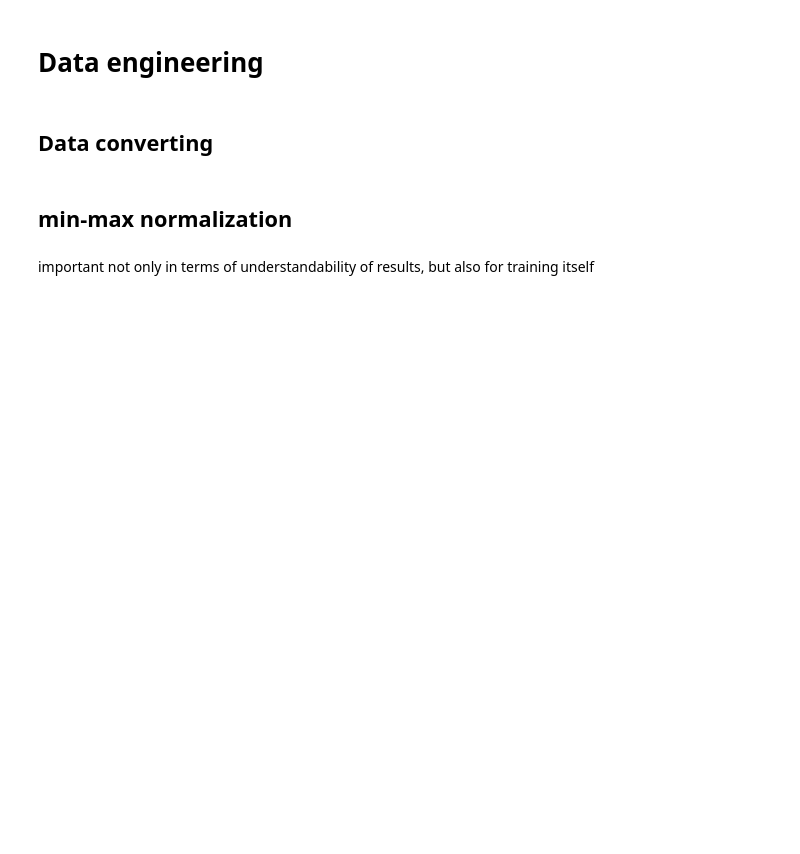
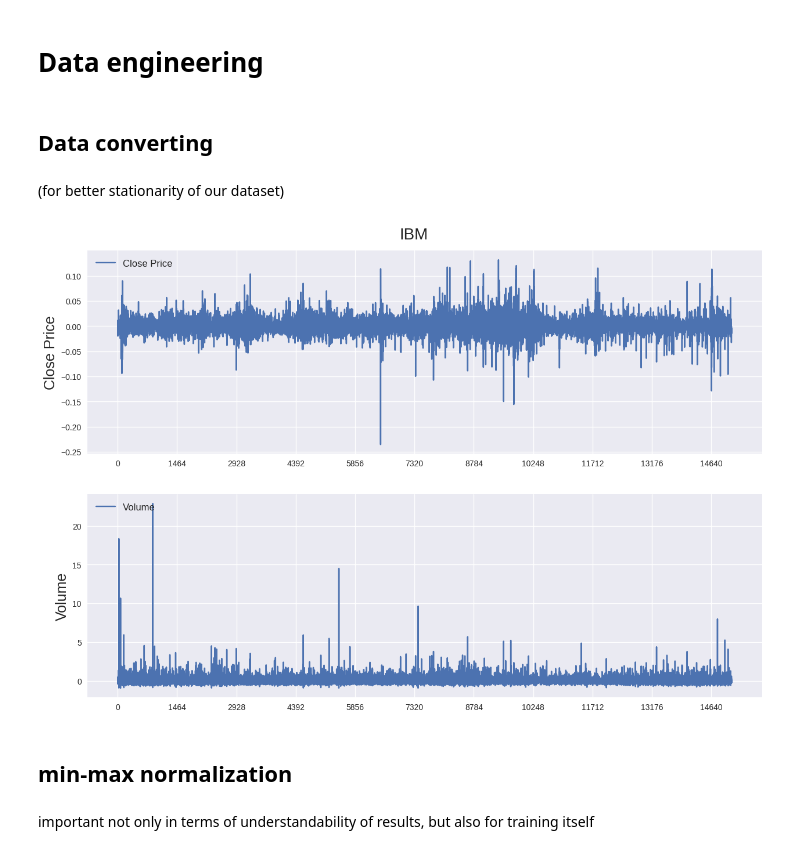
Before and after one commit to annalimm/MultiTimeSeries_Transformer, a Jupyter notebook: MultiTimeSer.ipynb, the cells around one changed output. Cells and saved outputs as stored; diff of their text form; code cells hidden in the pictures; blank space fills up the shorter version.

```diff
--- a/MultiTimeSer.ipynb
+++ b/MultiTimeSer.ipynb
@@ -137,6 +137,8 @@ stock_plot("IBM", res_data)
 # Data engineering
 # %% [markdown]
 ## Data converting
+# %% [markdown]
+(for better stationarity of our dataset)
 # %%
 # price converts to daily stock returns and volume converts to daily volume changes
 df = pd.DataFrame()
@@ -148,6 +150,10 @@ df['Close'] = res_data['Close'].pct_change()
 df['Volume'] = res_data['Volume'].pct_change()
 
 df.dropna(how='any', axis=0, inplace=True) # Drop all rows with NaN values
+# %%
+stock_plot("IBM", df)
+# %% [output]
+[figure, added]
 # %% [markdown]
 ## min-max normalization
 # %% [markdown]
```
Also changed, not shown: parts of 36 cells of this notebook.
